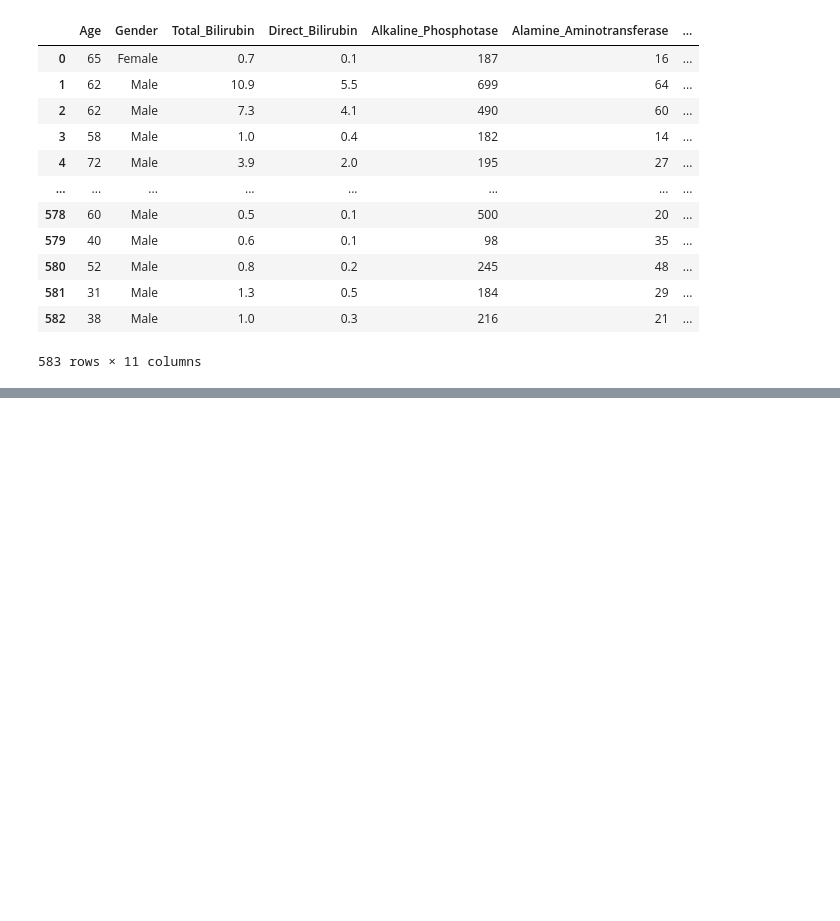
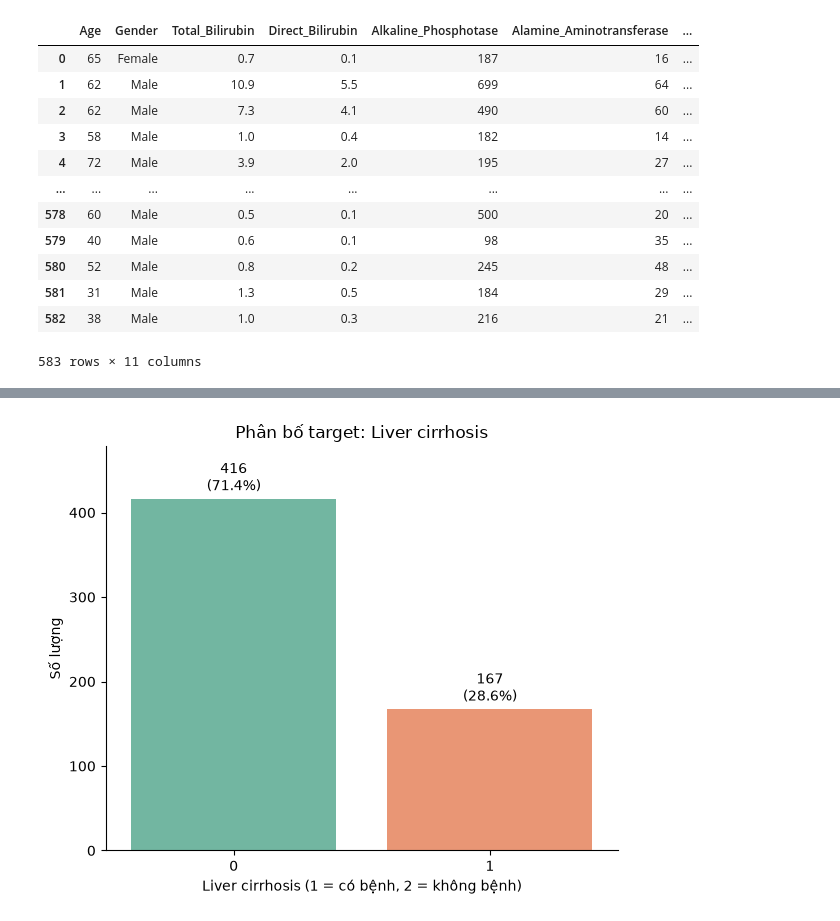
Before and after one commit to thiennguyen37-qn/Bootstrap-and-KFold-validation-with-R, a Jupyter notebook: a.ipynb, the cells around one changed output, grey strips where cells are left out. Cells and saved outputs as stored; diff of their text form; code cells hidden in the pictures; blank space fills up the shorter version.

```diff
--- a/a.ipynb
+++ b/a.ipynb
@@ -70,0 +75,25 @@ df.describe().T
+# %%
+# Bar plot: phân bố target Liver cirrhosis (số đếm + %)
+counts = df['Liver cirrhosis'].value_counts().sort_index()
+pct = counts / counts.sum() * 100
+labels = [f'{c}\n({p:.1f}%)' for c, p in zip(counts.values, pct.values)]
+
+plt.figure(figsize=(6, 5))
+ax = sns.barplot(
+    x=counts.index.astype(str), y=counts.values,
+    hue=counts.index.astype(str), palette='Set2', legend=False
+)
+
+# seaborn 0.13 tách mỗi cột thành 1 container riêng -> label từng cái
+for container, lbl in zip(ax.containers, labels):
+    ax.bar_label(container, labels=[lbl], padding=3)
+
+ax.set_title('Phân bố target: Liver cirrhosis')
+ax.set_xlabel('Liver cirrhosis (1 = có bệnh, 2 = không bệnh)')
+ax.set_ylabel('Số lượng')
+ax.set_ylim(0, counts.max() * 1.15)
+sns.despine()
+plt.tight_layout()
+plt.show()
+# %% [output]
+[figure, added]
```
Also changed, not shown: parts of 17 cells of this notebook, 2 other files.
